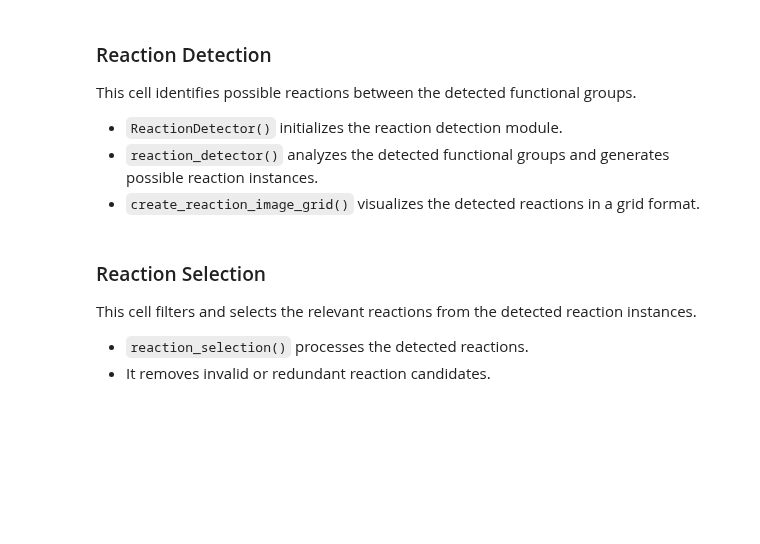
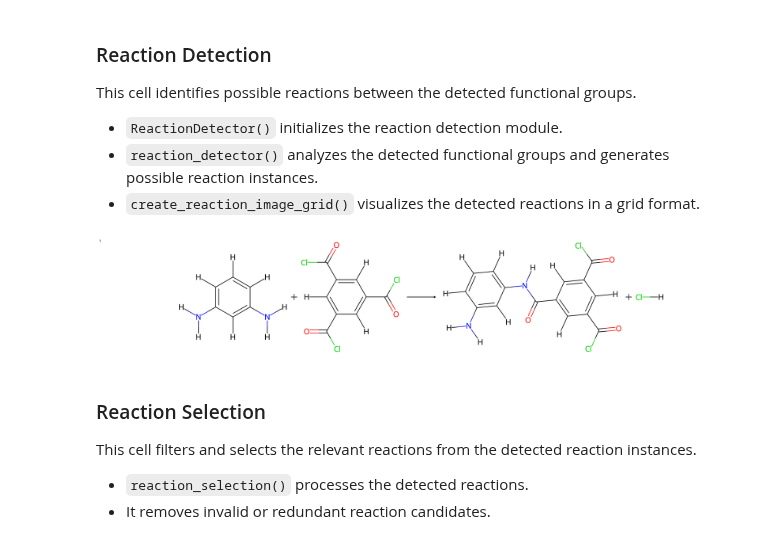
Before and after one commit to NanoCIPHER-Lab/AutoREACTER, a Jupyter notebook: examples/example_1.ipynb, the cells around one changed output. Cells and saved outputs as stored; diff of their text form; code cells hidden in the pictures; blank space fills up the shorter version.

```diff
--- a/examples/example_1.ipynb
+++ b/examples/example_1.ipynb
@@ -100,8 +120,11 @@ This cell identifies possible reactions between the detected functional groups.
 # %%
 reaction_detector = ReactionDetector()
 reaction_instances = reaction_detector.reaction_detector(functional_groups)
-img = reaction_detector.create_reaction_image_grid(reaction_instances)
+img = reaction_detector.
+(reaction_instances)
 img
+# %% [output]
+[figure, added]
 # %% [markdown]
 ### Reaction Selection
 
```
Also changed, not shown: parts of 11 cells of this notebook, 4 other files.
